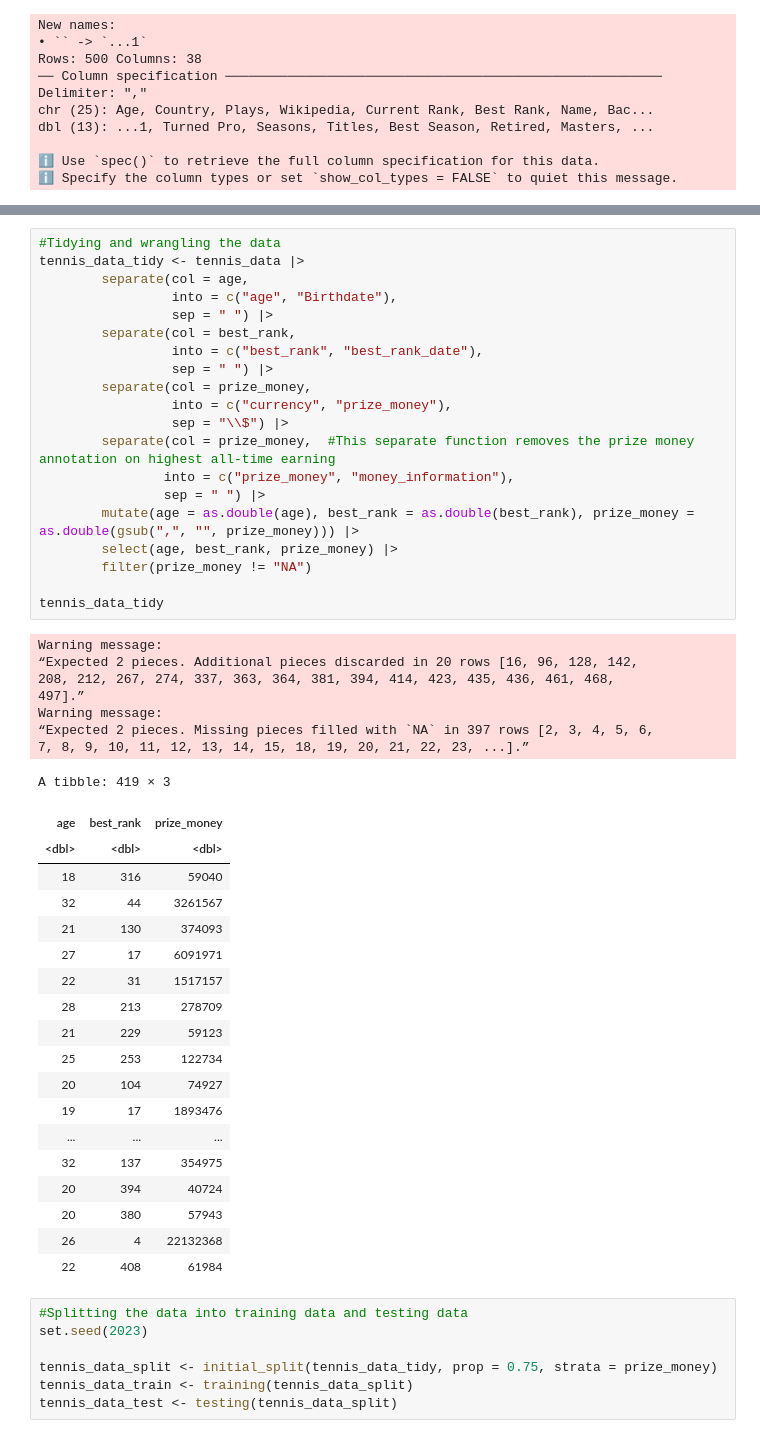
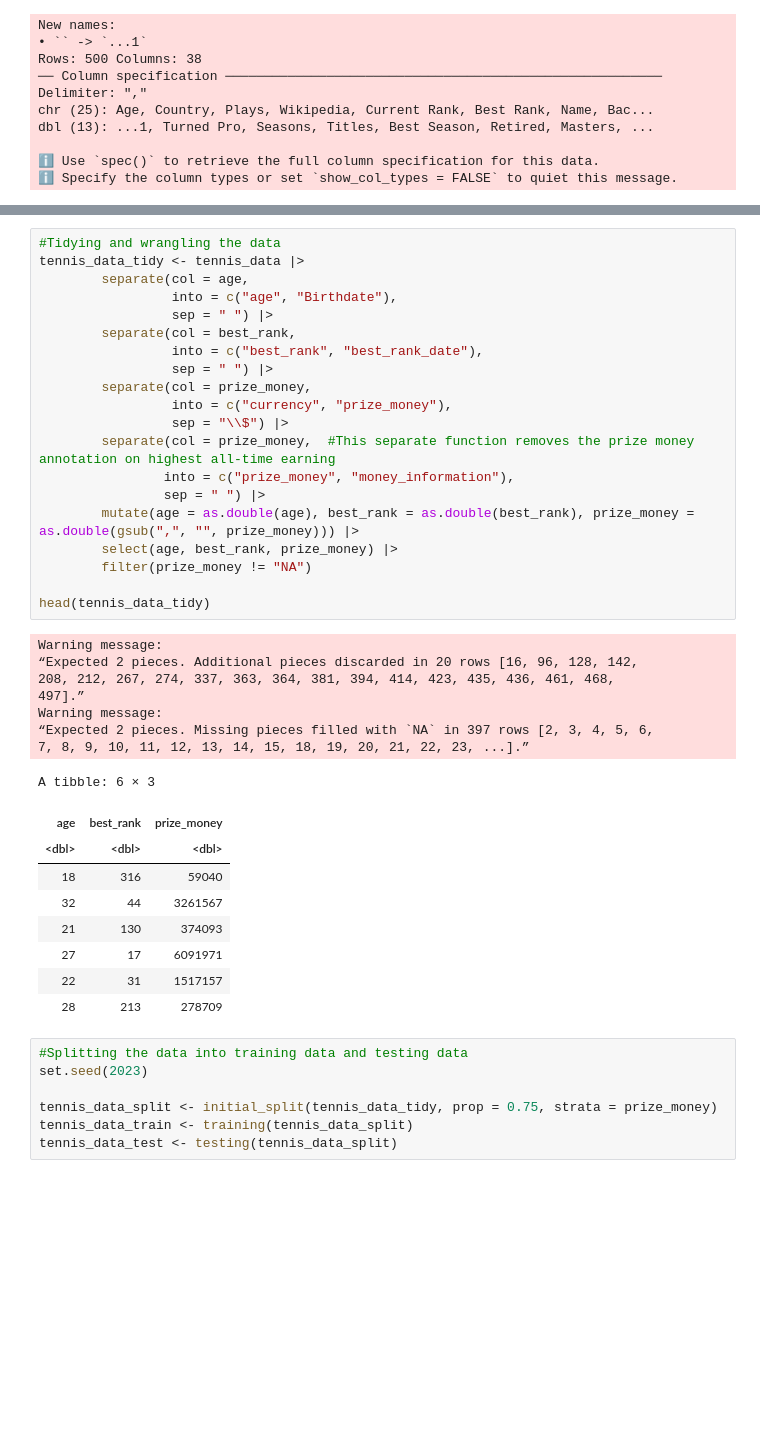
Before and after one commit to Myralalala/group15, a Jupyter notebook: report_group15.ipynb, the cells around one changed output, grey strips where cells are left out. Cells and saved outputs as stored; diff of their text form; blank space fills up the shorter version.

```diff
--- a/report_group15.ipynb
+++ b/report_group15.ipynb
@@ -67,45 +83,35 @@ tennis_data_tidy <- tennis_data |>
                  sep = " ") |>
         separate(col = best_rank,
                  into = c("best_rank", "best_rank_date"),
                  sep = " ") |>
         separate(col = prize_money,
                  into = c("currency", "prize_money"),
                  sep = "\\$") |>
         separate(col = prize_money,  #This separate function removes the prize money annotation on highest all-time earning
                 into = c("prize_money", "money_information"),
                 sep = " ") |>
         mutate(age = as.double(age), best_rank = as.double(best_rank), prize_money = as.double(gsub(",", "", prize_money))) |>
         select(age, best_rank, prize_money) |>
         filter(prize_money != "NA")
 
-tennis_data_tidy
+head(tennis_data_tidy)
 # %% [output]
 Warning message:
 “Expected 2 pieces. Additional pieces discarded in 20 rows [16, 96, 128, 142,
 208, 212, 267, 274, 337, 363, 364, 381, 394, 414, 423, 435, 436, 461, 468,
 497].”
 Warning message:
 “Expected 2 pieces. Missing pieces filled with `NA` in 397 rows [2, 3, 4, 5, 6,
 7, 8, 9, 10, 11, 12, 13, 14, 15, 18, 19, 20, 21, 22, 23, ...].”
-A tibble: 419 × 3
+A tibble: 6 × 3
 | age | best_rank | prize_money |
 | <dbl> | <dbl> | <dbl> |
 | 18 | 316 | 59040 |
 | 32 | 44 | 3261567 |
 | 21 | 130 | 374093 |
 | 27 | 17 | 6091971 |
 | 22 | 31 | 1517157 |
 | 28 | 213 | 278709 |
-| 21 | 229 | 59123 |
-| 25 | 253 | 122734 |
-| 20 | 104 | 74927 |
-| 19 | 17 | 1893476 |
-| ... | ... | ... |
-| 32 | 137 | 354975 |
-| 20 | 394 | 40724 |
-| 20 | 380 | 57943 |
-| 26 | 4 | 22132368 |
-| 22 | 408 | 61984 |
 # %%
 #Splitting the data into training data and testing data
 set.seed(2023)
```
Also changed, not shown: parts of 10 cells of this notebook.
